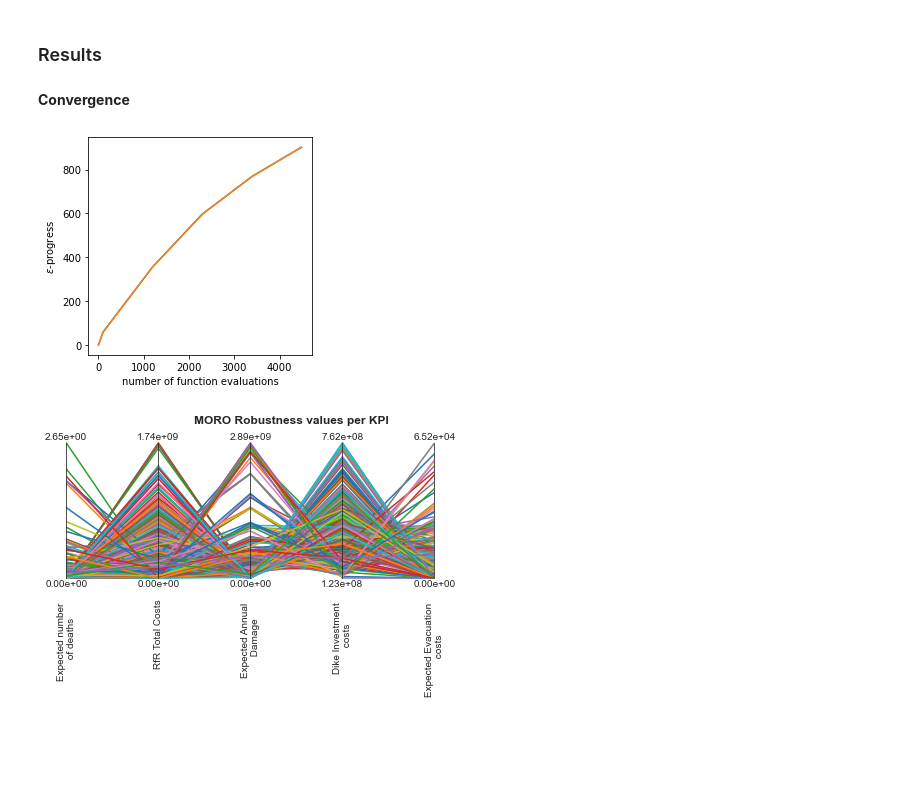
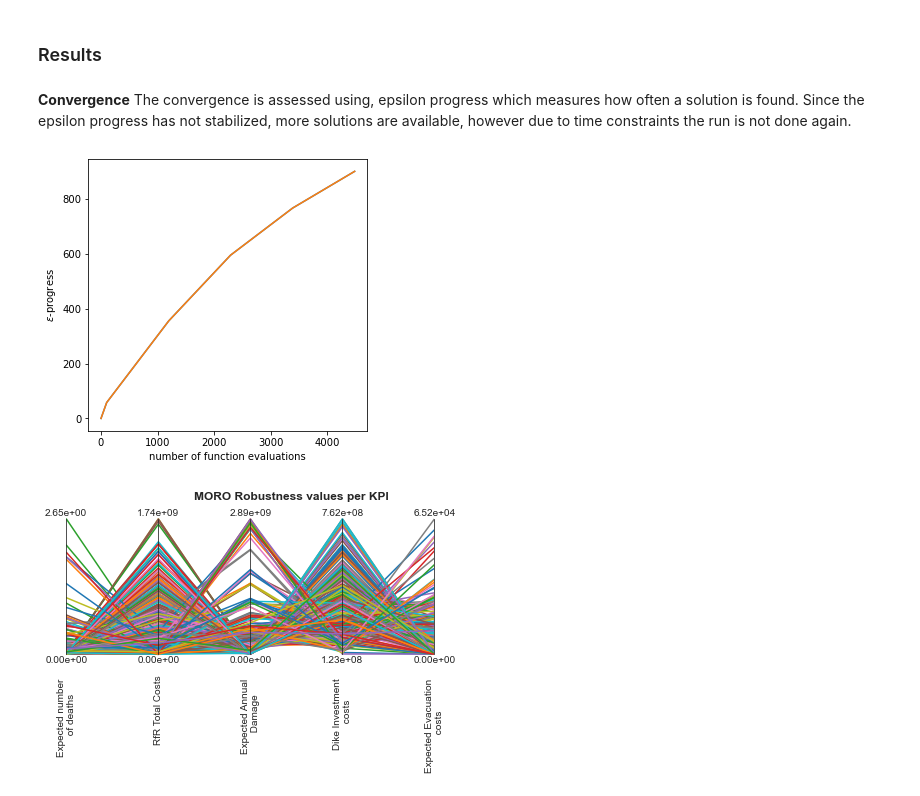
Before and after one commit to mihel93/EPA1361_final, a Jupyter notebook: 4_MORO.ipynb, the cells around one changed output. Cells and saved outputs as stored; diff of their text form; code cells hidden in the pictures; blank space fills up the shorter version.

```diff
--- a/4_MORO.ipynb
+++ b/4_MORO.ipynb
@@ -173,20 +173,22 @@ archive
 335 rows × 36 columns
 # %% [markdown]
 ### Results ###
-# %% [markdown]
-**Convergence**
+# %% [markdown]
+**Convergence**
+The convergence is assessed using, epsilon progress which measures how often a solution is found. Since the epsilon progress has not stabilized, more solutions are available, however due to time constraints the run is not done again.
 # %%
-fig, (ax1) = plt.subplots(ncols=1, sharex=True, figsize=(4, 4))
+fig, (ax1) = plt.subplots(ncols=1, sharex=True, figsize=(5, 5))
 ax1.plot(convergence.nfe, convergence.epsilon_progress)
 ax1.set_ylabel('$\epsilon$-progress')
 
 plt.plot(convergence.nfe, convergence.epsilon_progress)
 plt.ylabel('$\epsilon$-progress')
 plt.xlabel('number of function evaluations')
-plt.savefig("images/convergence.png")
+fig.set_size_inches(5,5)
+plt.savefig("images/convergence.png", bbox_inches= 'tight')
 plt.show()
 # %% [output]
-[figure, old version]
+[figure, new version]
 # %%
 #Creating the parallel coordinate plot. For the legend, mlines has to be imported.
 import matplotlib.lines as mlines
```
Also changed, not shown: parts of 16 cells of this notebook, 3 other files.
